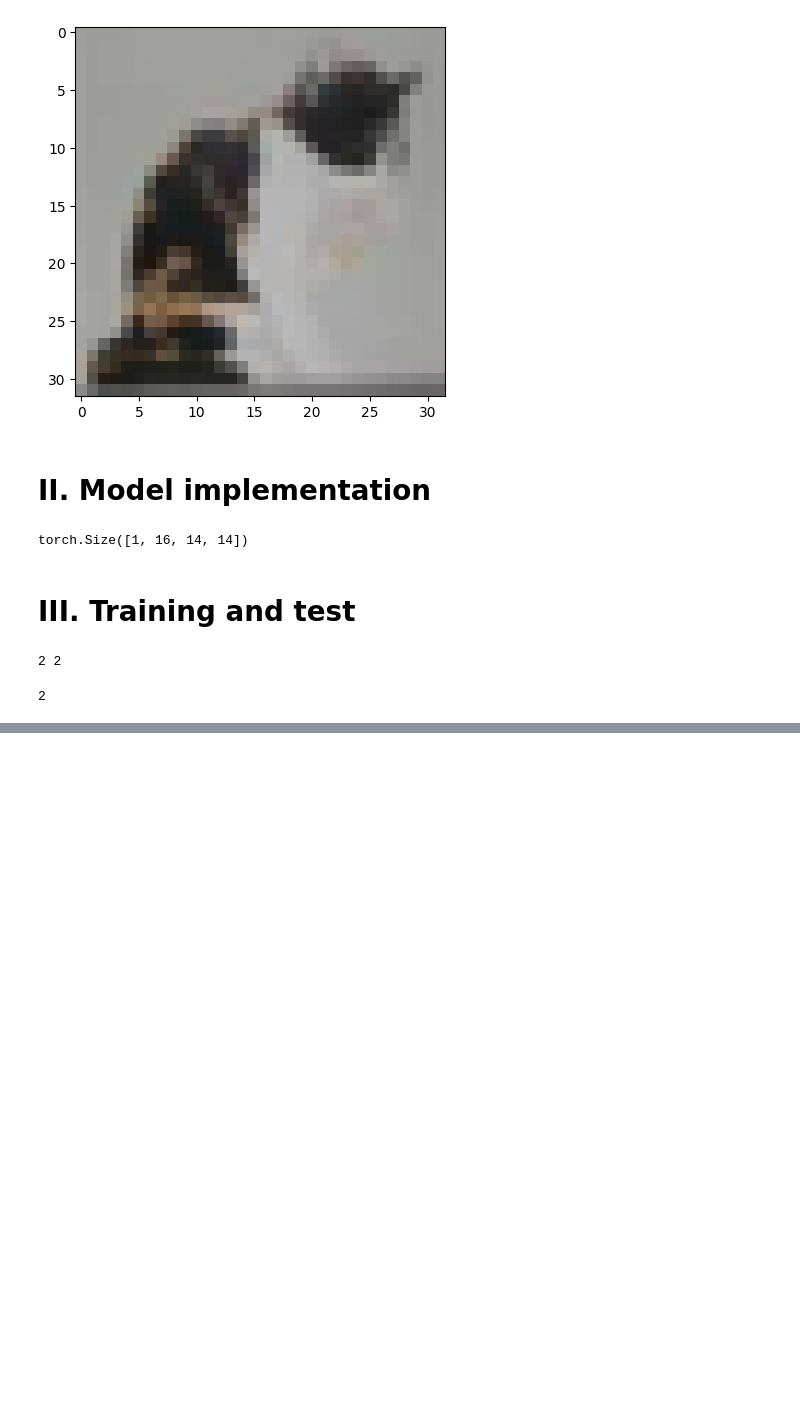
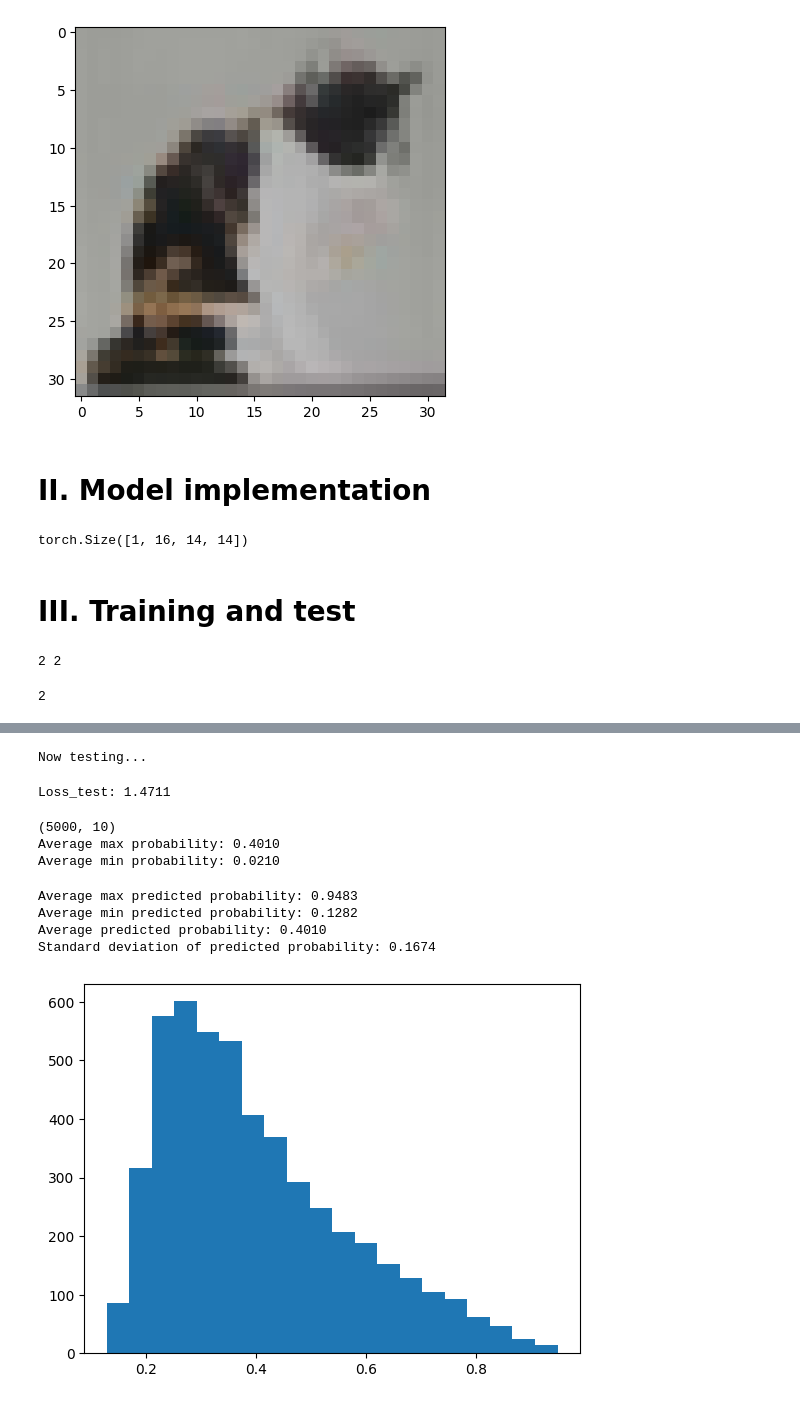
Before and after one commit to smBello-tse/CIFAR10-classification, a Jupyter notebook: cnn.ipynb, the cells around one changed output, grey strips where cells are left out. Cells and saved outputs as stored; diff of their text form; code cells hidden in the pictures; blank space fills up the shorter version.

```diff
--- a/cnn.ipynb
+++ b/cnn.ipynb
@@ -116,7 +119,7 @@ class My_CNN(torch.nn.Module):
     self.in_channels = in_channels
     self.conv_kernels = conv_kernels
     self.fc_dims = fc_dims
-    self.conv_layers = torch.nn.ModuleList([Conv_layer(cin, cout, kernel) for cin, cout, kernel in zip(in_channels, out_channels, conv_kernels)])
+    self.conv_layers = torch.nn.ModuleList([torch.nn.Sequential(Conv_layer(cin, cout, kernel), torch.nn.BatchNorm2d(num_features=cout)) for cin, cout, kernel in zip(in_channels, out_channels, conv_kernels)])
     self.fc_layers = torch.nn.ModuleList([torch.nn.Sequential(torch.nn.Linear(dim_in, dim_out), torch.nn.BatchNorm1d(num_features=dim_out, momentum=0.01), torch.nn.LeakyReLU(1e-2)) for dim_in, dim_out in zip(fc_dims[:-2], fc_dims[1:-1])])
     self.regression_head = torch.nn.Linear(fc_dims[-2], fc_dims[-1])
 
@@ -207,7 +237,7 @@ if device=="cuda": model = torch.compile(model)
 optimizer = None #Just so that I can resume training
 # %%
 #Training and validation
-nb_epochs = 100
+nb_epochs = 150
 if optimizer is None: optimizer = torch.optim.AdamW(model.parameters(), lr=0.001, weight_decay=0.01)
 else: print(optimizer)
 criterion = torch.nn.CrossEntropyLoss(label_smoothing=0.1)
@@ -257,5 +287,6 @@ for epoch in range(nb_epochs):
 
   print(f"Loss_train: {loss_train:.4f} and loss_val: {loss_val:.4f}")
 end = time()
+#Loss_train: 1.9613 and loss_val: 1.4909
 # %% [output]
 Epoch: 0
@@ -283,6 +318,7 @@ loss_test = 0
 test_batch = next(iter(val_loader))
 all_preds = []
 all_targets = []
+probabilities = []
 with torch.no_grad():
   for idx, (batch, target) in tqdm(enumerate(val_loader)):
       batch, target = batch.to(device), target.to(device)
@@ -291,8 +327,48 @@ with torch.no_grad():
       loss_test += loss.item()
       all_preds.append(torch.argmax(preds, dim=-1).cpu().numpy())
       all_targets.append(target.cpu().numpy())
+      probabilities.append(torch.softmax(preds, dim=-1).cpu().numpy())
   all_preds = np.concatenate(all_preds)
   all_targets = np.concatenate(all_targets)
+  probabilities = np.concatenate(probabilities)
   loss_test /= len(val_loader)
 
   print(f"Loss_test: {loss_test:.4f}")
+# %% [output]
+Now testing...
+Loss_test: 1.4711
+# %%
+print(probabilities.shape)
+avg_max_probability = np.mean(np.max(probabilities, axis=-1))
+avg_min_probability = np.mean(np.min(probabilities, axis=-1))
+print(f"Average max probability: {avg_max_probability:.4f}")
+print(f"Average min probability: {avg_min_probability:.4f}")
+# %% [output]
+(5000, 10)
+Average max probability: 0.4010
+Average min probability: 0.0210
+# %%
+pred_probabilities = np.zeros((all_targets.shape[0], ))
+for i in range(all_targets.shape[0]):
+  pred_probabilities[i] = probabilities[i, all_preds[i]]
+
+avg_max_pred_probability = np.max(pred_probabilities, axis=0)
+avg_min_pred_probability = np.min(pred_probabilities, axis=0)
+print(f"Average max predicted probability: {avg_max_pred_probability:.4f}")
+print(f"Average min predicted probability: {avg_min_pred_probability:.4f}")
+
+avg_pred_probability = np.mean(pred_probabilities)
+print(f"Average predicted probability: {avg_pred_probability:.4f}")
+
+stds_pred_probability = np.std(pred_probabilities)
+print(f"Standard deviation of predicted probability: {stds_pred_probability:.4f}")
+# %% [output]
+Average max predicted probability: 0.9483
+Average min predicted probability: 0.1282
+Average predicted probability: 0.4010
+Standard deviation of predicted probability: 0.1674
+# %%
+plt.hist(pred_probabilities, bins=20)
+plt.show()
+# %% [output]
+[figure, added]
```
Also changed, not shown: parts of 18 cells of this notebook.
